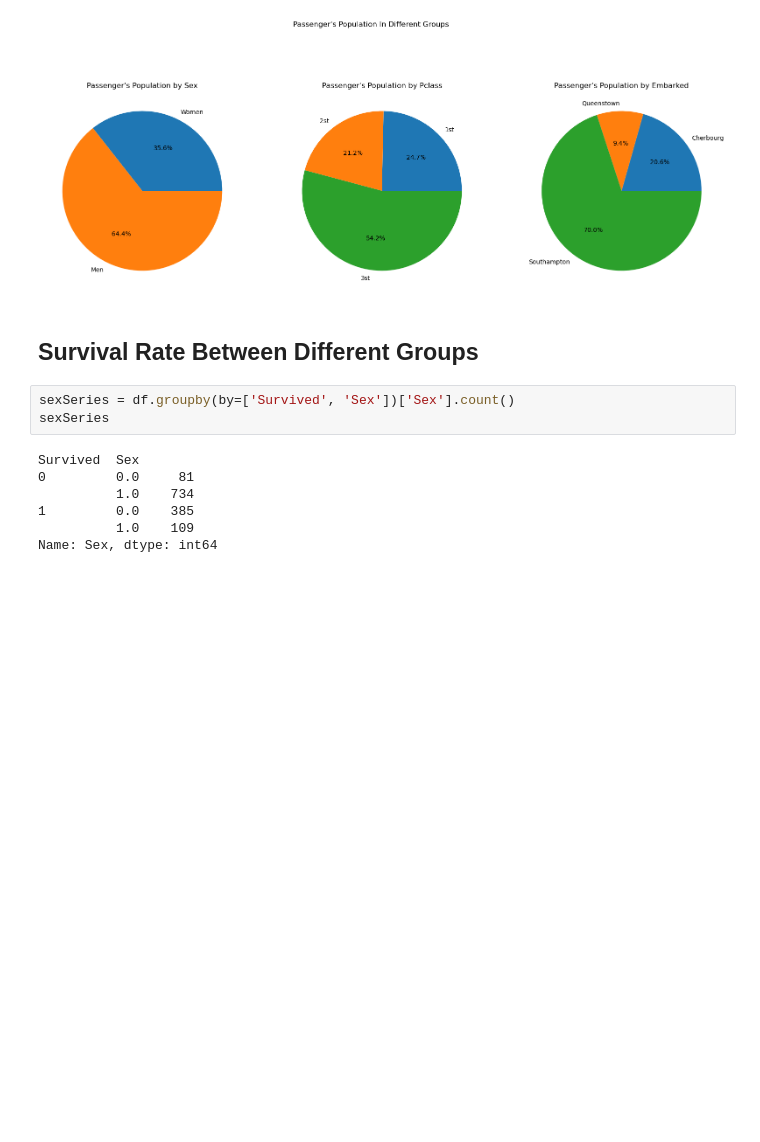
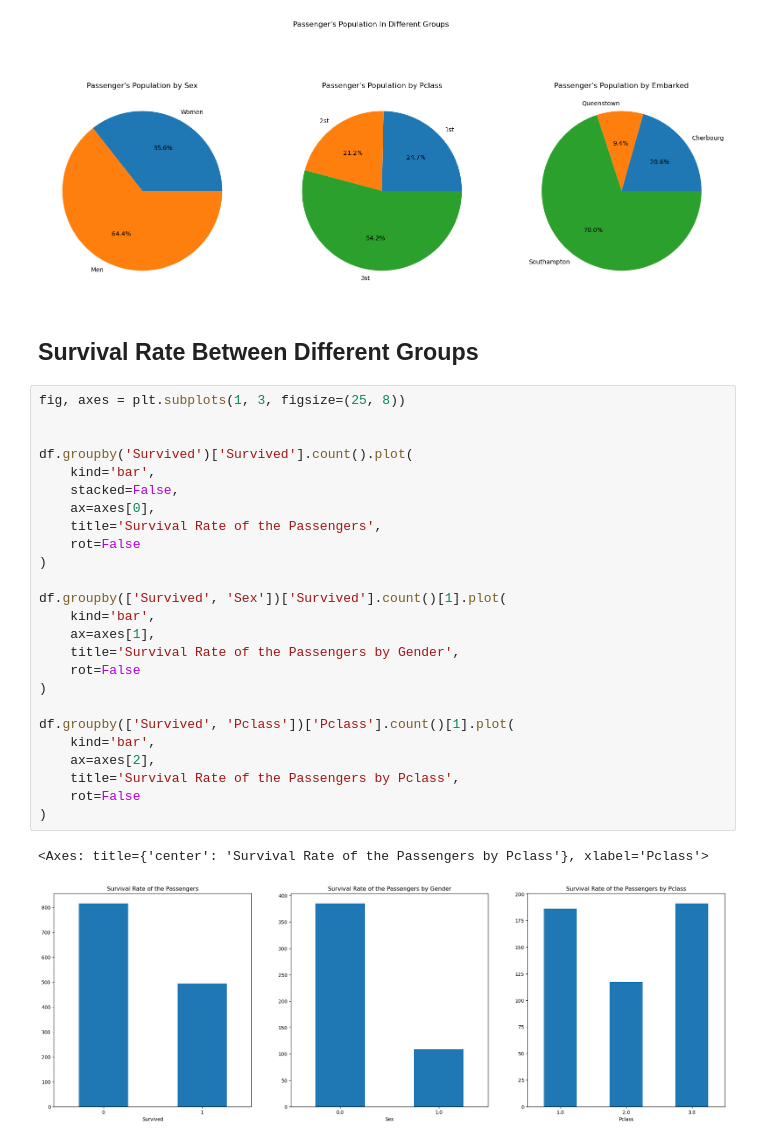
Before and after one commit to AmirAAZ818/ML-Assignments-2024, a Jupyter notebook: Analyzing Titanic Survival Rates/Analyzing Titanic Survival Rates.ipynb, the cells around one changed output. Saved outputs shown, nothing was run; the diff lists cells and outputs as text; blank space fills up the shorter version.

```diff
--- a/Analyzing Titanic Survival Rates/Analyzing Titanic Survival Rates.ipynb
+++ b/Analyzing Titanic Survival Rates/Analyzing Titanic Survival Rates.ipynb
@@ -261,13 +261,31 @@ plt.show()
 [figure]
 # %% [markdown]
 ## Survival Rate Between Different Groups
-# %%
-sexSeries = df.groupby(by=['Survived', 'Sex'])['Sex'].count()
-sexSeries
-# %% [output]
-Survived  Sex
-0         0.0     81
-          1.0    734
-1         0.0    385
-          1.0    109
-Name: Sex, dtype: int64
+# %%
+fig, axes = plt.subplots(1, 3, figsize=(25, 8))
+
+
+df.groupby('Survived')['Survived'].count().plot(
+    kind='bar',
+    stacked=False,
+    ax=axes[0],
+    title='Survival Rate of the Passengers',
+    rot=False
+)
+
+df.groupby(['Survived', 'Sex'])['Survived'].count()[1].plot(
+    kind='bar',
+    ax=axes[1],
+    title='Survival Rate of the Passengers by Gender',
+    rot=False
+)
+
+df.groupby(['Survived', 'Pclass'])['Pclass'].count()[1].plot(
+    kind='bar',
+    ax=axes[2],
+    title='Survival Rate of the Passengers by Pclass',
+    rot=False
+)
+# %% [output]
+<Axes: title={'center': 'Survival Rate of the Passengers by Pclass'}, xlabel='Pclass'>
+[figure, added]
```
Also changed, not shown: parts of 3 cells of this notebook.
